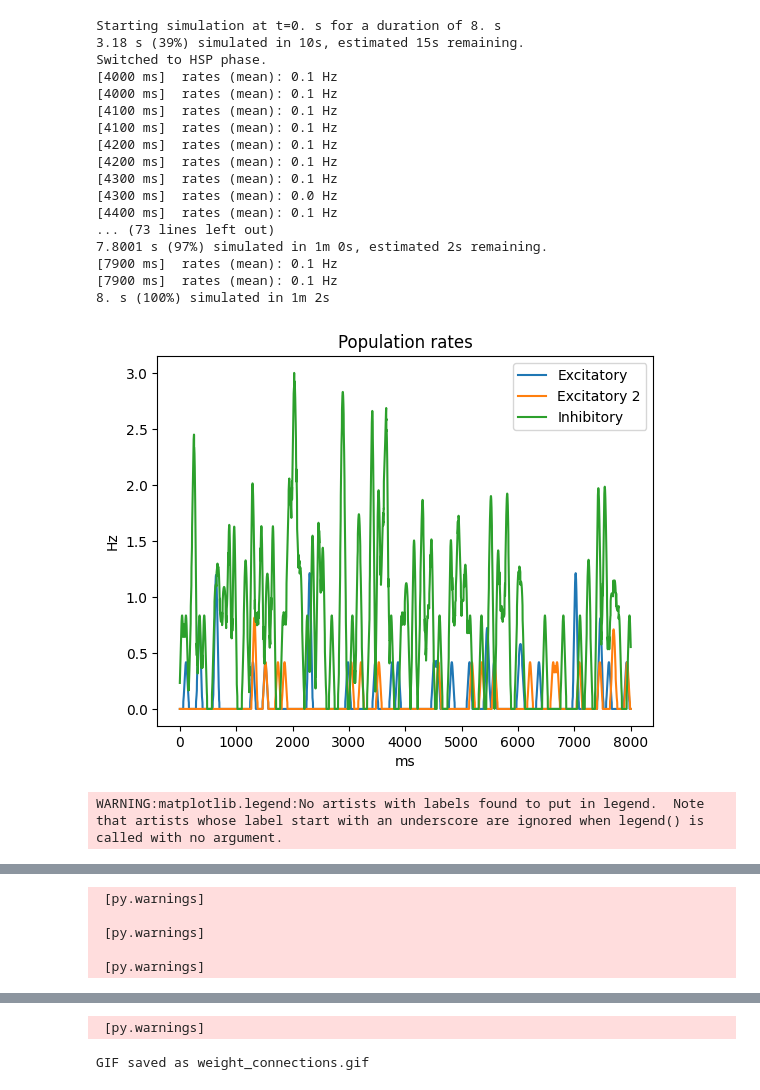
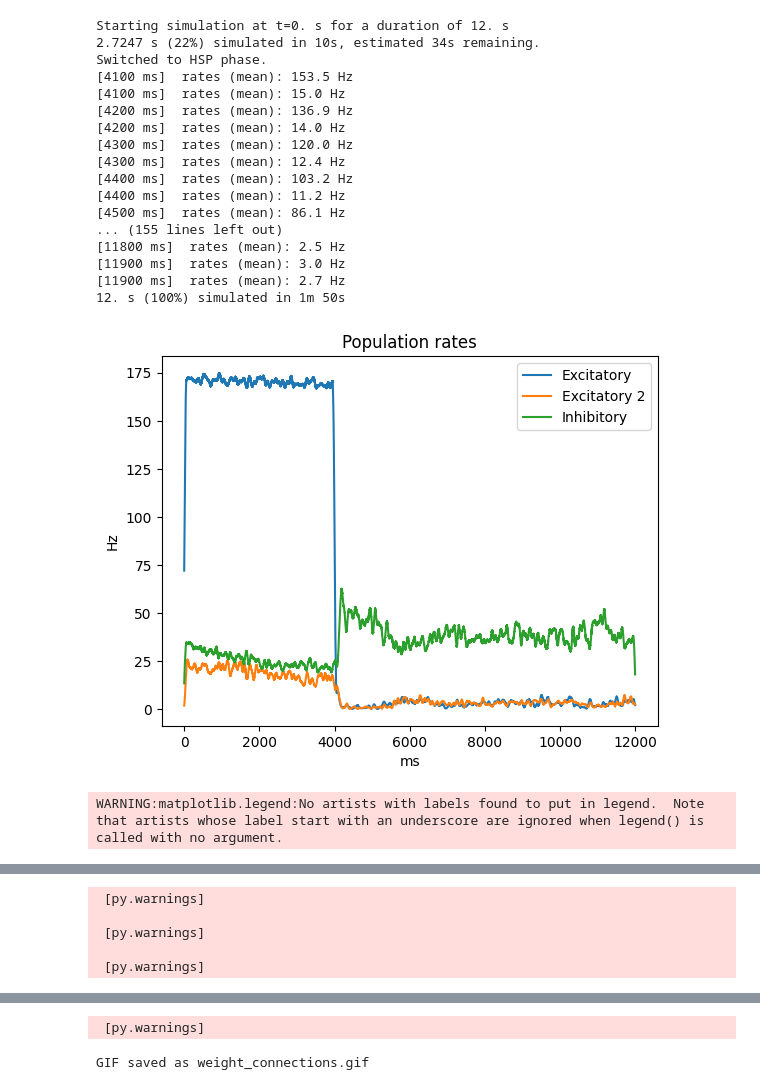
Before and after one commit to DumoulinVincent/epilepsy, a Jupyter notebook: training_STDP_then_HSP.ipynb, the cells around one changed output, grey strips where cells are left out. Cells and saved outputs as stored; diff of their text form; code cells hidden in the pictures.

```diff
--- a/training_STDP_then_HSP.ipynb
+++ b/training_STDP_then_HSP.ipynb
@@ -32,7 +32,7 @@ def plot_weights_for_gif(t):
 
 # Phase durations
 learning_duration = 4 * second
-hsp_duration = 4 * second
+hsp_duration = 8 * second
 
 # Control flags
 run_phase = 'learning'
@@ -70,7 +70,7 @@ tau_rp_E = 2. * ms
 tau_rp_I = 1. * ms
 
 # external stimuli
-rate = 2 * Hz
+rate = 3 * Hz
 C_ext = 800
 
 # synapses
@@ -274,11 +274,13 @@ C_P_E2 = PoissonInput(P_E2, 's_AMPA_ext', C_ext, rate, '1')
 C_P_I = PoissonInput(P_I, 's_AMPA_ext', C_ext, rate, '1')
 
 #pattern
-P_E_pattern = P_E[pattern_neurons]
-pattern_input = PoissonGroup(len(pattern_neurons), rates=0*Hz, name='pattern_input')
-pattern_input.run_regularly("rates = int(t < learning_duration) * 50*Hz", dt=0.1*second)
-C_pattern_E = Synapses(pattern_input, P_E_pattern, on_pre='s_AMPA_ext += 1', name='C_pattern_E')
-C_pattern_E.connect(j='i')
+C_select=C_ext/4
+total_duration = learning_duration+hsp_duration
+dt = 100*ms
+stim_array = np.zeros(int(total_duration/dt))
+stim_array[:int(learning_duration/dt)] = 1
+stimuli = TimedArray(stim_array, dt=dt)
+pattern_input = PoissonInput(P_E[pattern_neurons], 's_AMPA_ext', C_select, 50*Hz, 'stimuli(t)')
 
 
 # monitors
@@ -405,7 +407,7 @@ def freeze_stdp_weights():
 
 
 net = Network(collect())
-net.run(learning_duration + hsp_duration, report='stdout')
+net.run(learning_duration+ hsp_duration, report='stdout') #
 
 # plotting
 title('Population rates')
@@ -490,21 +487,21 @@ INFO:root:building '_cython_magic_4a5013531f8424c444c760df39c8fd9f' extension
 INFO:root:x86_64-linux-gnu-gcc -fno-strict-overflow -Wsign-compare -DNDEBUG -g -O2 -Wall -fPIC -I/home/vincent/bmnn/include -I/home/vincent/bmnn/lib/python3.12/site-packages/numpy/core/include -I/home ...
 INFO:root:x86_64-linux-gnu-g++ -shared -Wl,-O1 -Wl,-Bsymbolic-functions -Wl,-Bsymbolic-functions -Wl,-z,relro -g -fwrapv -O2 /home/vincent/.cython/brian_extensions/home/vincent/.cython/brian_extension ...
-Starting simulation at t=0. s for a duration of 8. s
-3.18 s (39%) simulated in 10s, estimated 15s remaining.
+Starting simulation at t=0. s for a duration of 12. s
+2.7247 s (22%) simulated in 10s, estimated 34s remaining.
 Switched to HSP phase.
-[4000 ms]  rates (mean): 0.1 Hz
-[4000 ms]  rates (mean): 0.1 Hz
-[4100 ms]  rates (mean): 0.1 Hz
-[4100 ms]  rates (mean): 0.1 Hz
-[4200 ms]  rates (mean): 0.1 Hz
-[4200 ms]  rates (mean): 0.1 Hz
-[4300 ms]  rates (mean): 0.1 Hz
-[4300 ms]  rates (mean): 0.0 Hz
-[4400 ms]  rates (mean): 0.1 Hz
-... (73 lines left out)
-7.8001 s (97%) simulated in 1m 0s, estimated 2s remaining.
-[7900 ms]  rates (mean): 0.1 Hz
-[7900 ms]  rates (mean): 0.1 Hz
-8. s (100%) simulated in 1m 2s
+[4100 ms]  rates (mean): 153.5 Hz
+[4100 ms]  rates (mean): 15.0 Hz
+[4200 ms]  rates (mean): 136.9 Hz
+[4200 ms]  rates (mean): 14.0 Hz
+[4300 ms]  rates (mean): 120.0 Hz
+[4300 ms]  rates (mean): 12.4 Hz
+[4400 ms]  rates (mean): 103.2 Hz
+[4400 ms]  rates (mean): 11.2 Hz
+[4500 ms]  rates (mean): 86.1 Hz
+... (155 lines left out)
+[11800 ms]  rates (mean): 2.5 Hz
+[11900 ms]  rates (mean): 3.0 Hz
+[11900 ms]  rates (mean): 2.7 Hz
+12. s (100%) simulated in 1m 50s
-[figure, old version]
+[figure, new version]
 WARNING:matplotlib.legend:No artists with labels found to put in legend.  Note that artists whose label start with an underscore are ignored when legend() is called with no argument.
```
Also changed, not shown: parts of 2 cells of this notebook, 1 other file.
